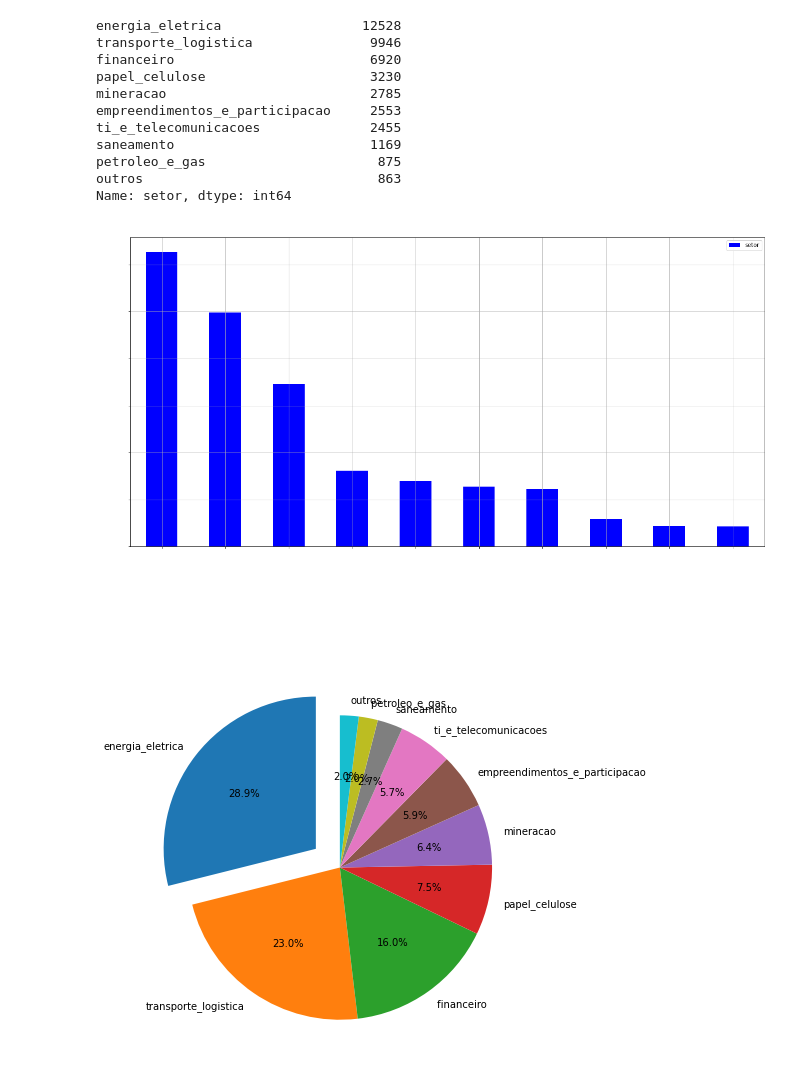
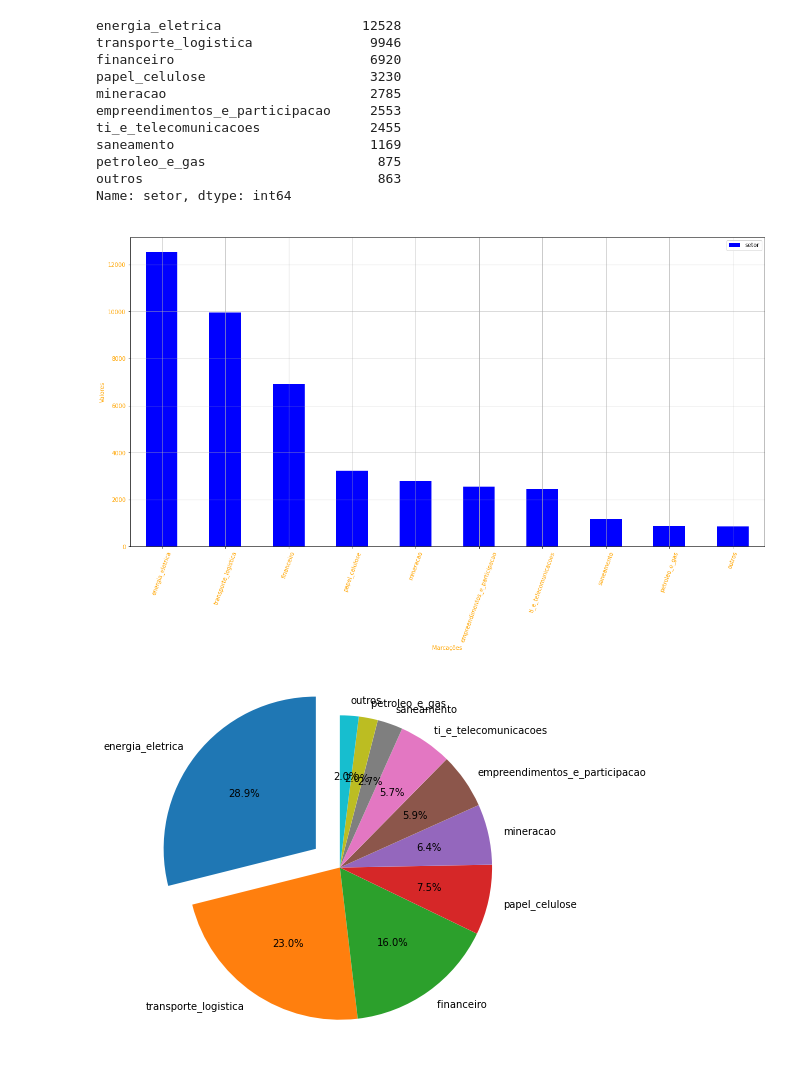
Before and after one commit to AndreLovo/Analise-de-dados, a Jupyter notebook: Debentures.ipynb, the cells around one changed output. Saved outputs shown, nothing was run; the diff lists cells and outputs as text; code cells hidden in the pictures.

```diff
--- a/Debentures.ipynb
+++ b/Debentures.ipynb
@@ -607,18 +607,18 @@ Name: setor, dtype: int64
 # %%
 #Gráfico de Barras
 fi1=df_setor3.plot.bar(facecolor='blue',figsize=(20,10), width = 0.5)
 # plt.axis([0 ,0 , 0, 120]) - #[xmin, xmax, ymin, ymax] - limites de visualização
 plt.title('Gráfico de Barras', fontsize=18, color='white')
 plt.grid(axis='y', alpha=0.75)
-plt.xticks (color='white', rotation= 70)
-plt.yticks (color='white')
-plt.xlabel('Marcações',color='white')
-plt.ylabel('Valores',color='white')
+plt.xticks (color='orange', rotation= 70)
+plt.yticks (color='orange')
+plt.xlabel('Marcações',color='orange')
+plt.ylabel('Valores',color='orange')
 plt.grid(True)
 plt.legend()
 plt.show()
 # %% [output]
-[figure, old version]
+[figure, new version]
 # %%
 # Grafico de "Pizza" - com os 10 maiores setores que geraram debentures
 # Criando o conjunto de dados
```
Also changed, not shown: parts of 2 cells of this notebook.
